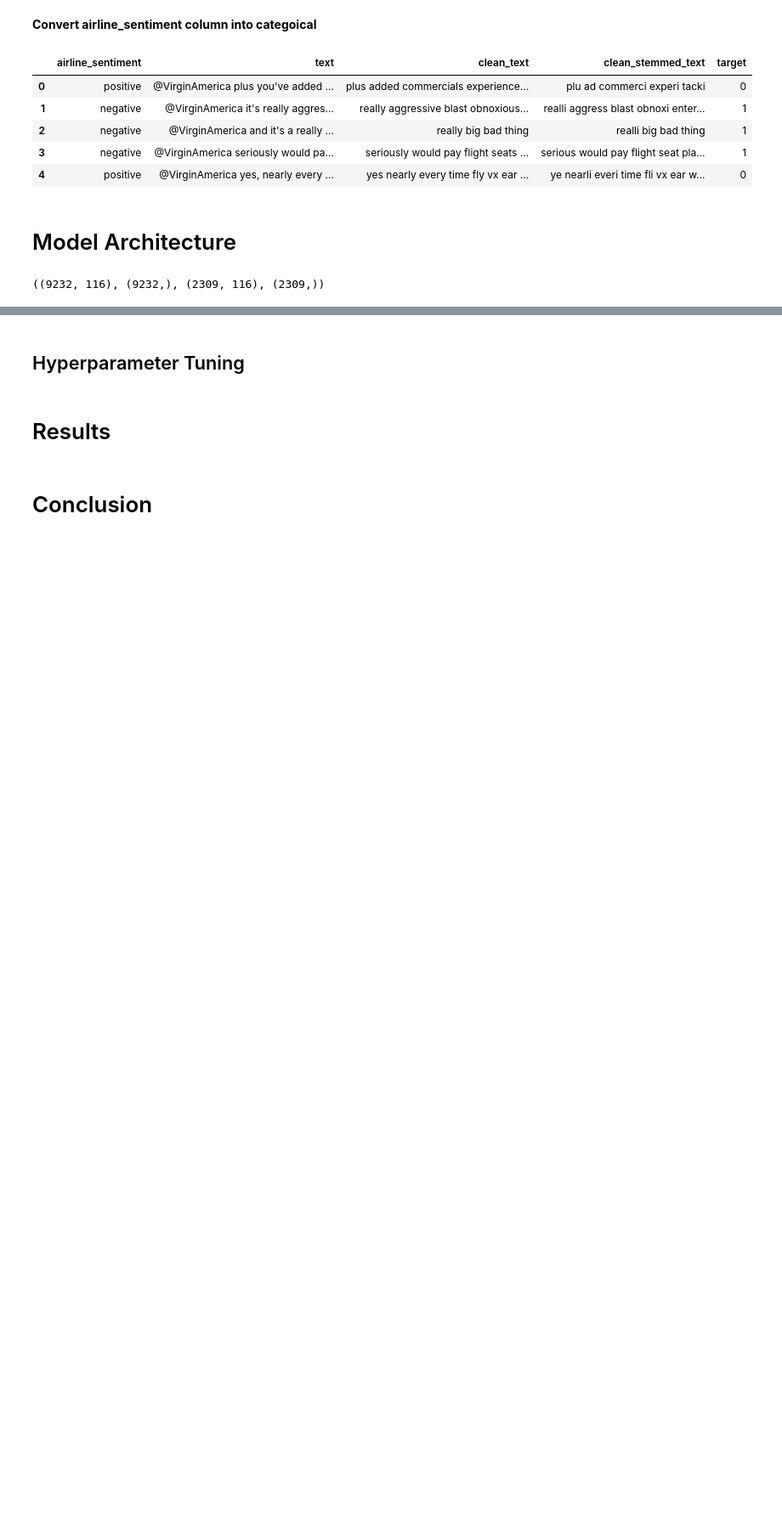
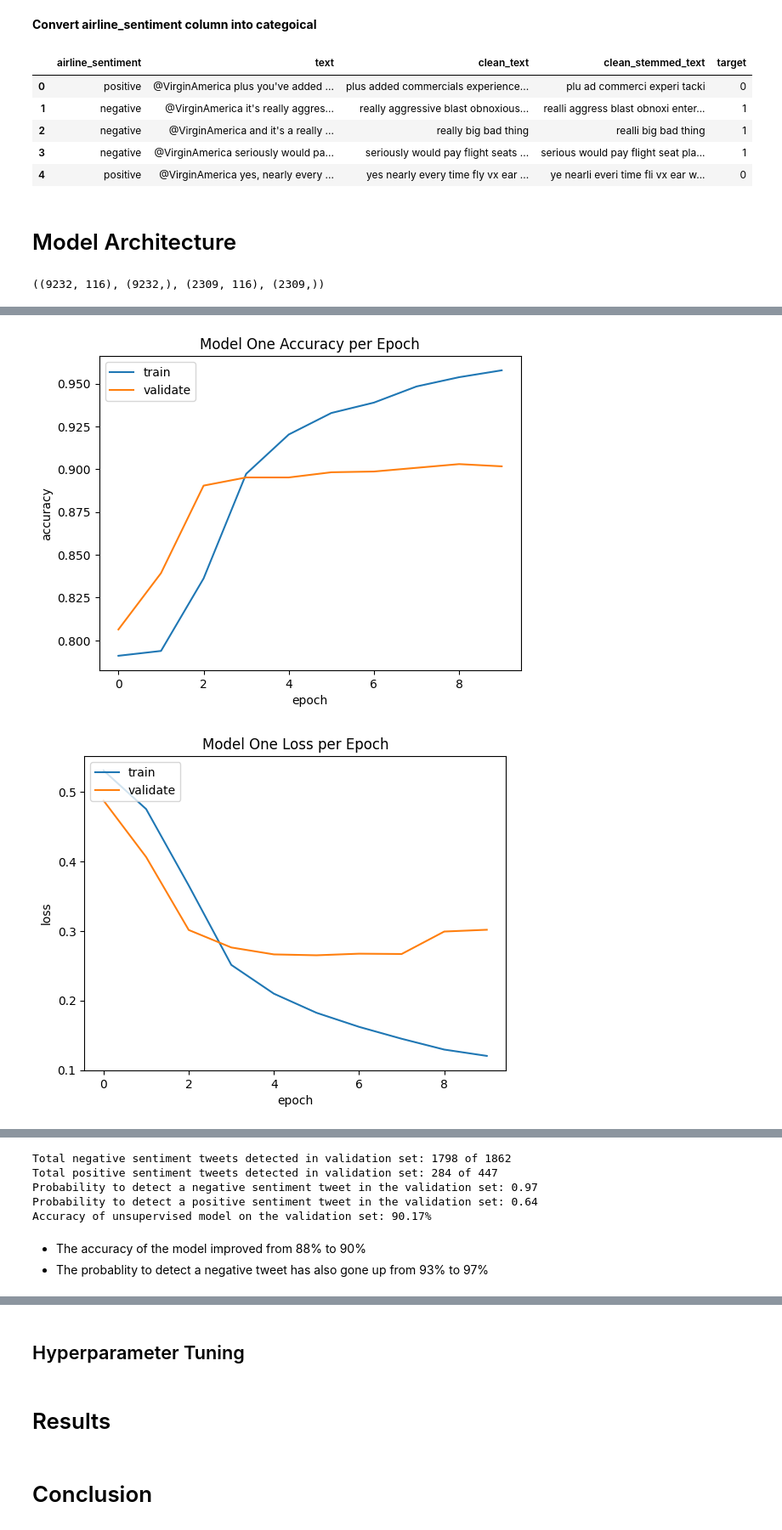
Before and after one commit to karansangha/5511_week6_finalproject, a Jupyter notebook: Sentiment Analysis.ipynb, the cells around one changed output, grey strips where cells are left out. Shown at 85% size. Cells and saved outputs as stored; diff of their text form; code cells hidden in the pictures; blank space fills up the shorter version.

```diff
--- a/Sentiment Analysis.ipynb
+++ b/Sentiment Analysis.ipynb
@@ -488,0 +496,6 @@ Accuracy of unsupervised model on the test set: 89.43%
+# %%
+early_stop = EarlyStopping(monitor='val_accuracy', patience=3)
+reduce_lr = ReduceLROnPlateau(monitor='val_accuracy', factor=0.5, patience=2,
+                              verbose=1, mode='max', min_lr=1e-6)
+
+callbacks_list = [early_stop, reduce_lr]
@@ -488,0 +506,15 @@ Accuracy of unsupervised model on the test set: 89.43%
+# %%
+model2 = Sequential()
+model2.add(Embedding(VOCABULARY_SIZE+1, 40, input_length=max_len_str))
+model2.add(LSTM(256, return_sequences=True))
+model2.add(Dropout(0.5))
+model2.add(LSTM(128, return_sequences=True))
+model2.add(Dropout(0.5))
+model2.add(LSTM(64))
+model2.add(Dropout(0.5))
+model2.add(Dense(1, activation='sigmoid'))
+opt = tf.keras.optimizers.Adam(1e-4)
+model2.compile(loss='binary_crossentropy'
+               , optimizer=opt
+               , metrics=['accuracy']
+              )
@@ -488,0 +541,5 @@ Accuracy of unsupervised model on the test set: 89.43%
+# %%
+history2 = model2.fit(X_train, y_train,
+                    epochs=10,
+                    validation_data=(X_validation, y_validation),
+                    callbacks=callbacks_list)
@@ -488,0 +578,5 @@ Accuracy of unsupervised model on the test set: 89.43%
+# %%
+evaluate_model(history2, model2, X_validation, y_validation)
+# %% [output]
+[figure, added]
+[figure, added]
@@ -488,0 +585,8 @@ Accuracy of unsupervised model on the test set: 89.43%
+Total negative sentiment tweets detected in validation set: 1798 of 1862
+Total positive sentiment tweets detected in validation set: 284 of 447
+Probability to detect a negative sentiment tweet in the validation set: 0.97
+Probability to detect a positive sentiment tweet in the validation set: 0.64
+Accuracy of unsupervised model on the validation set: 90.17%
+# %% [markdown]
+- The accuracy of the model improved from 88% to 90%
+- The probablity to detect a negative tweet has also gone up from 93% to 97%
```
Also changed, not shown: parts of 28 cells of this notebook.
